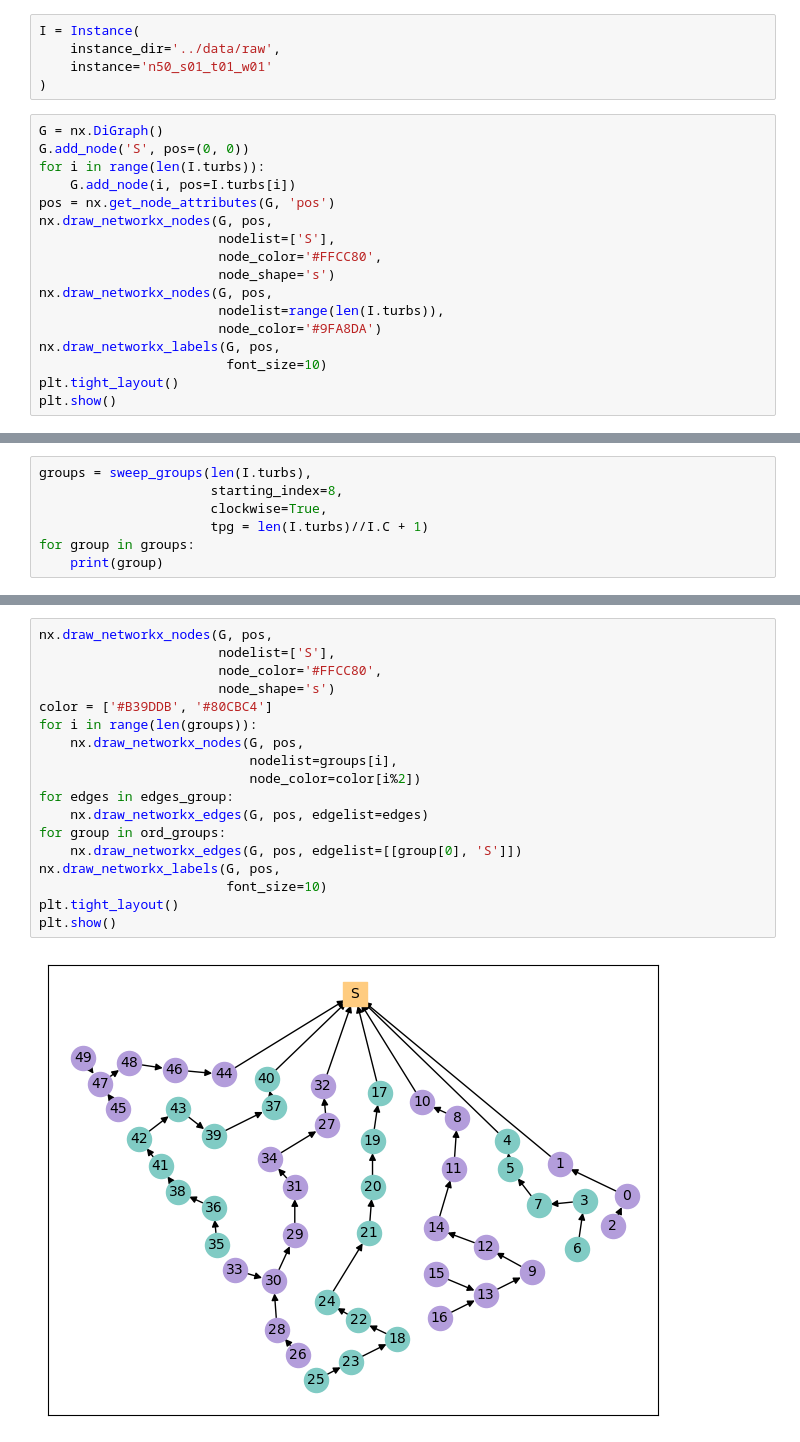
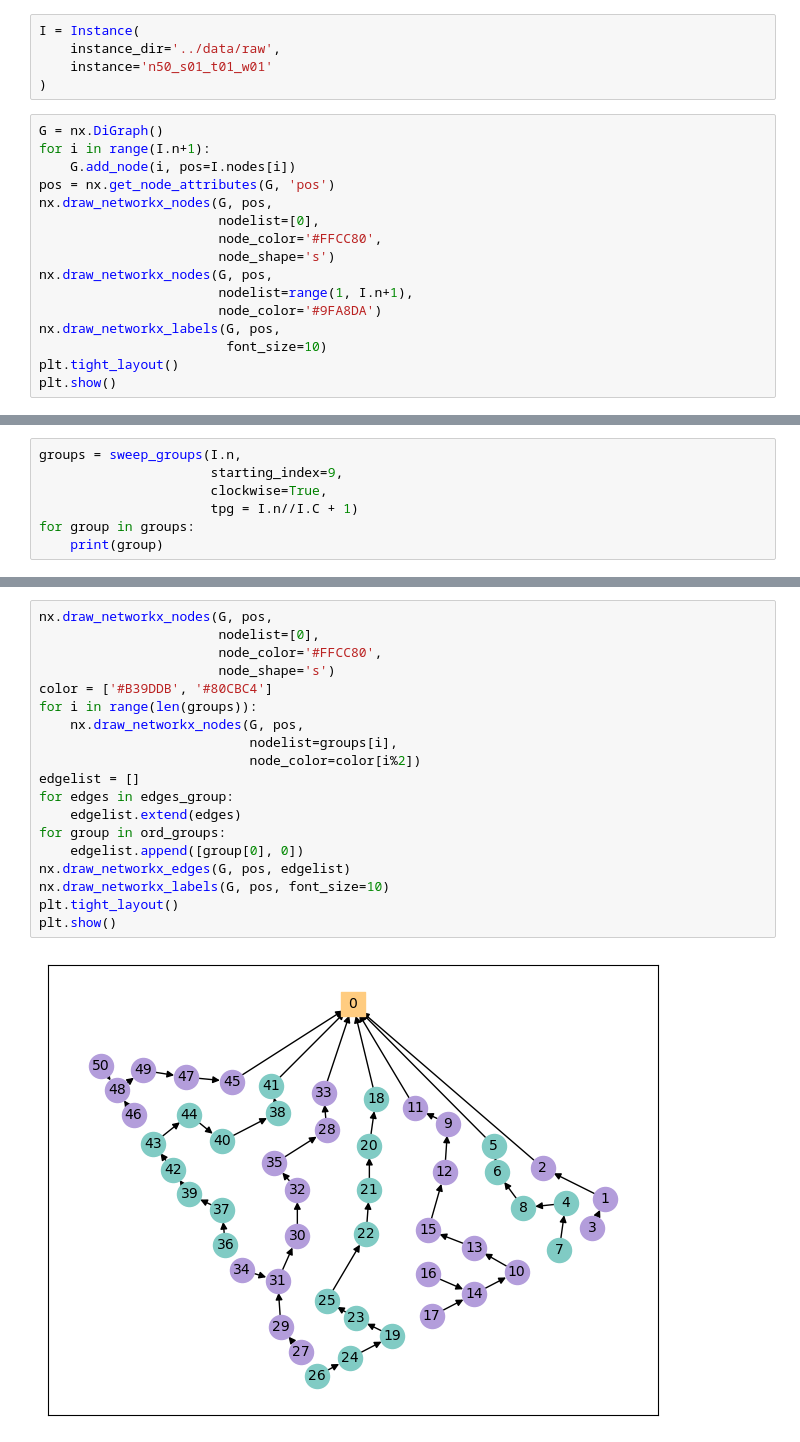
Before and after one commit to FernandoSchett/wamuu, a Jupyter notebook: notebooks/0.4-pma_simple_sweep_visualization.ipynb, the cells around one changed output, grey strips where cells are left out. Saved outputs shown, nothing was run; the diff lists cells and outputs as text.

Commit message:
Improve Instance, fix cost function and create notebook for visualization

```diff
--- a/notebooks/0.4-pma_simple_sweep_visualization.ipynb
+++ b/notebooks/0.4-pma_simple_sweep_visualization.ipynb
@@ -14,16 +14,15 @@ I = Instance(
 )
 # %%
 G = nx.DiGraph()
-G.add_node('S', pos=(0, 0))
-for i in range(len(I.turbs)):
-    G.add_node(i, pos=I.turbs[i])
+for i in range(I.n+1):
+    G.add_node(i, pos=I.nodes[i])
 pos = nx.get_node_attributes(G, 'pos')
 nx.draw_networkx_nodes(G, pos,
-                       nodelist=['S'],
+                       nodelist=[0],
                        node_color='#FFCC80',
                        node_shape='s')
 nx.draw_networkx_nodes(G, pos,
-                       nodelist=range(len(I.turbs)),
+                       nodelist=range(1, I.n+1),
                        node_color='#9FA8DA')
 nx.draw_networkx_labels(G, pos,
                         font_size=10)
@@ -34,8 +33,8 @@ plt.show()
 # %%
-groups = sweep_groups(len(I.turbs),
-                      starting_index=8,
+groups = sweep_groups(I.n,
+                      starting_index=9,
                       clockwise=True,
-                      tpg = len(I.turbs)//I.C + 1)
+                      tpg = I.n//I.C + 1)
 for group in groups:
     print(group)
 # %% [output]
@@ -89,20 +88,21 @@ for edges in edges_group:
 # %%
 nx.draw_networkx_nodes(G, pos,
-                       nodelist=['S'],
+                       nodelist=[0],
                        node_color='#FFCC80',
                        node_shape='s')
 color = ['#B39DDB', '#80CBC4']
 for i in range(len(groups)):
     nx.draw_networkx_nodes(G, pos,
                            nodelist=groups[i],
                            node_color=color[i%2])
+edgelist = []
 for edges in edges_group:
-    nx.draw_networkx_edges(G, pos, edgelist=edges)
+    edgelist.extend(edges)
 for group in ord_groups:
-    nx.draw_networkx_edges(G, pos, edgelist=[[group[0], 'S']])
-nx.draw_networkx_labels(G, pos,
-                        font_size=10)
+    edgelist.append([group[0], 0])
+nx.draw_networkx_edges(G, pos, edgelist)
+nx.draw_networkx_labels(G, pos, font_size=10)
 plt.tight_layout()
 plt.show()
 # %% [output]
-[figure, old version]
+[figure, new version]
```
Also changed, not shown: parts of 5 cells of this notebook, 6 other files.
